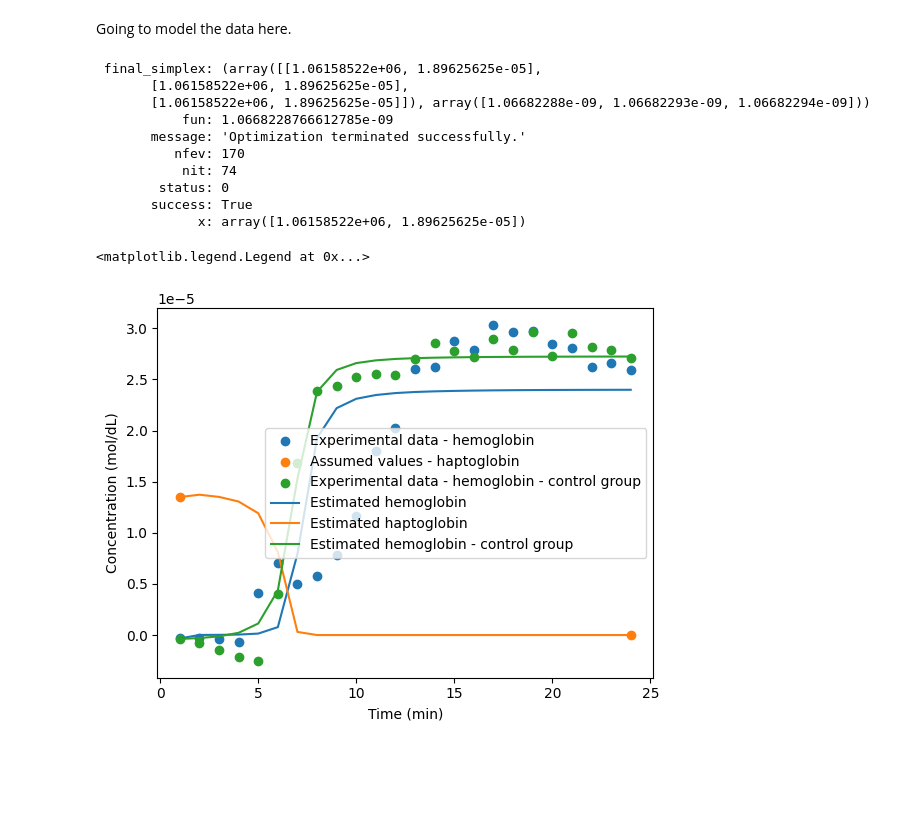
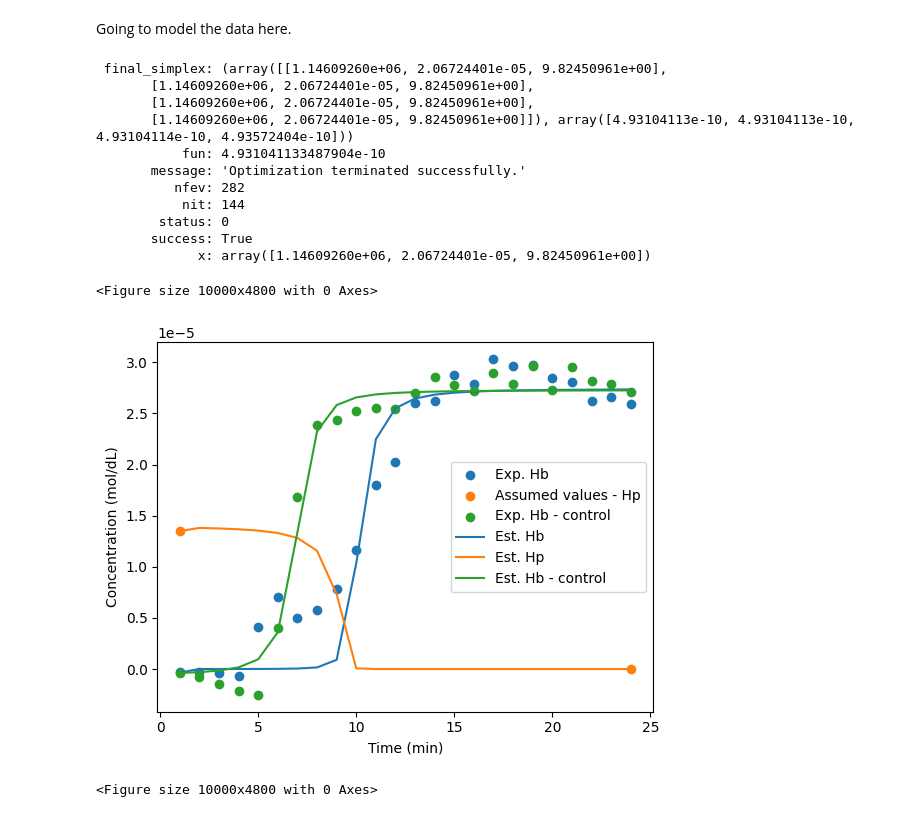
Before and after one commit to mdsnbutler/ChE2410-Project-2, a Jupyter notebook: 3_data_modelling.ipynb, the cells around one changed output. Saved outputs shown, nothing was run; the diff lists cells and outputs as text; code cells hidden in the pictures; blank space fills up the shorter version.

```diff
--- a/3_data_modelling.ipynb
+++ b/3_data_modelling.ipynb
@@ -11,58 +11,61 @@ from plotdf import plotdf
 
 data = pd.read_excel('data.xlsx')
 s=1.38476998e-05
-mu=6.86142089e+00
+mu=7
 time = np.linspace(1, 24, 24)
 hbin = 2.7E-5
 hpin = hbin/2
 hpx = [1, 24]
 hpy = [hpin, 0]
 ic = ([data.loc[0, "hpadj mol/dL"], hpin, data.loc[0, "cadj mol/dL"]])
-ac = (10E5, s*2)
+ac = (10E5, s*3, 8)
 
-def func(x, t, kr, sB):
+def func(x, t, kr, sB, muB):
     B, P, C = x
-    dB = - kr * B * P + sB/((((t-mu)**2)+1)**(3/2))
+    dB = - kr * B * P + sB/((((t-muB)**2)+1)**(3/2))
     dP = - kr * B * P
     dC = s/((((t-mu)**2)+1)**(3/2))
     return(dB, dP, dC)
 
 def err(params):
-    kr, sB = params
-    ODEoutput = odeint(func, ic, time, args = (kr, sB))
+    kr, sB, muB = params
+    ODEoutput = odeint(func, ic, time, args = (kr, sB, muB))
     errB = (ODEoutput[:,0] - data["hpadj mol/dL"])**2
     errP = (np.array(ODEoutput[0,1], ODEoutput[23, 1]) - np.array(hpy))**2
     errC = (ODEoutput[:,2] - data["cadj mol/dL"])**2
     return (np.sum(errB) + np.sum(errC) + np.sum(errP))
 
-bounds = ([0, 10E100], [0, 10E100])
+bounds = ([0, 10E100], [0, 10E100], [0, 10E100])
 sol = minimize(err, x0 = ac, bounds = bounds, method = "Nelder-Mead")
 print(sol)
 
-fitdata = odeint(func, ic, data["time"], args=(sol.x[0], sol.x[1]))
+fitdata = odeint(func, ic, data["time"], args=(sol.x[0], sol.x[1], sol.x[2]))
 #print(fitdata)
-plt.scatter(data["time"], data['hpadj mol/dL'], label = "Experimental data - hemoglobin")
-plt.scatter(hpx, hpy, label = "Assumed values - haptoglobin")
-plt.scatter(data["time"], data['cadj mol/dL'], label = "Experimental data - hemoglobin - control group")
-plt.plot(data["time"], fitdata[:,0], label = "Estimated hemoglobin")
-plt.plot(data["time"], fitdata[:,1], label = "Estimated haptoglobin")
-plt.plot(data["time"], fitdata[:,2], label = "Estimated hemoglobin - control group")
+plt.scatter(data["time"], data['hpadj mol/dL'], label = "Exp. Hb")
+plt.scatter(hpx, hpy, label = "Assumed values - Hp")
+plt.scatter(data["time"], data['cadj mol/dL'], label = "Exp. Hb - control")
+plt.plot(data["time"], fitdata[:,0], label = "Est. Hb")
+plt.plot(data["time"], fitdata[:,1], label = "Est. Hp")
+plt.plot(data["time"], fitdata[:,2], label = "Est. Hb - control")
 plt.xlabel("Time (min)")
 plt.ylabel("Concentration (mol/dL)")
 plt.legend(loc = "right")
+plt.figure(figsize = (100, 48))
 # %% [output]
- final_simplex: (array([[1.06158522e+06, 1.89625625e-05],
-       [1.06158522e+06, 1.89625625e-05],
-       [1.06158522e+06, 1.89625625e-05]]), array([1.06682288e-09, 1.06682293e-09, 1.06682294e-09]))
-           fun: 1.0668228766612785e-09
+ final_simplex: (array([[1.14609260e+06, 2.06724401e-05, 9.82450961e+00],
+       [1.14609260e+06, 2.06724401e-05, 9.82450961e+00],
+       [1.14609260e+06, 2.06724401e-05, 9.82450961e+00],
+       [1.14609260e+06, 2.06724401e-05, 9.82450961e+00]]), array([4.93104113e-10, 4.93104113e-10, 4.93104114e-10, 4.93572404e-10]))
+           fun: 4.931041133487904e-10
        message: 'Optimization terminated successfully.'
-          nfev: 170
-           nit: 74
+          nfev: 282
+           nit: 144
         status: 0
        success: True
-             x: array([1.06158522e+06, 1.89625625e-05])
+             x: array([1.14609260e+06, 2.06724401e-05, 9.82450961e+00])
-<matplotlib.legend.Legend at 0x...>
+<Figure size 10000x4800 with 0 Axes>
-[figure, old version]
+[figure, new version]
+<Figure size 10000x4800 with 0 Axes>
 # %%
 # plotdf(func, # Function giving the rhs of the diff. eq. system
 #      np.array([0,200]), # [xmin,xmax]
```
Also changed, not shown: parts of 1 cell of this notebook.
